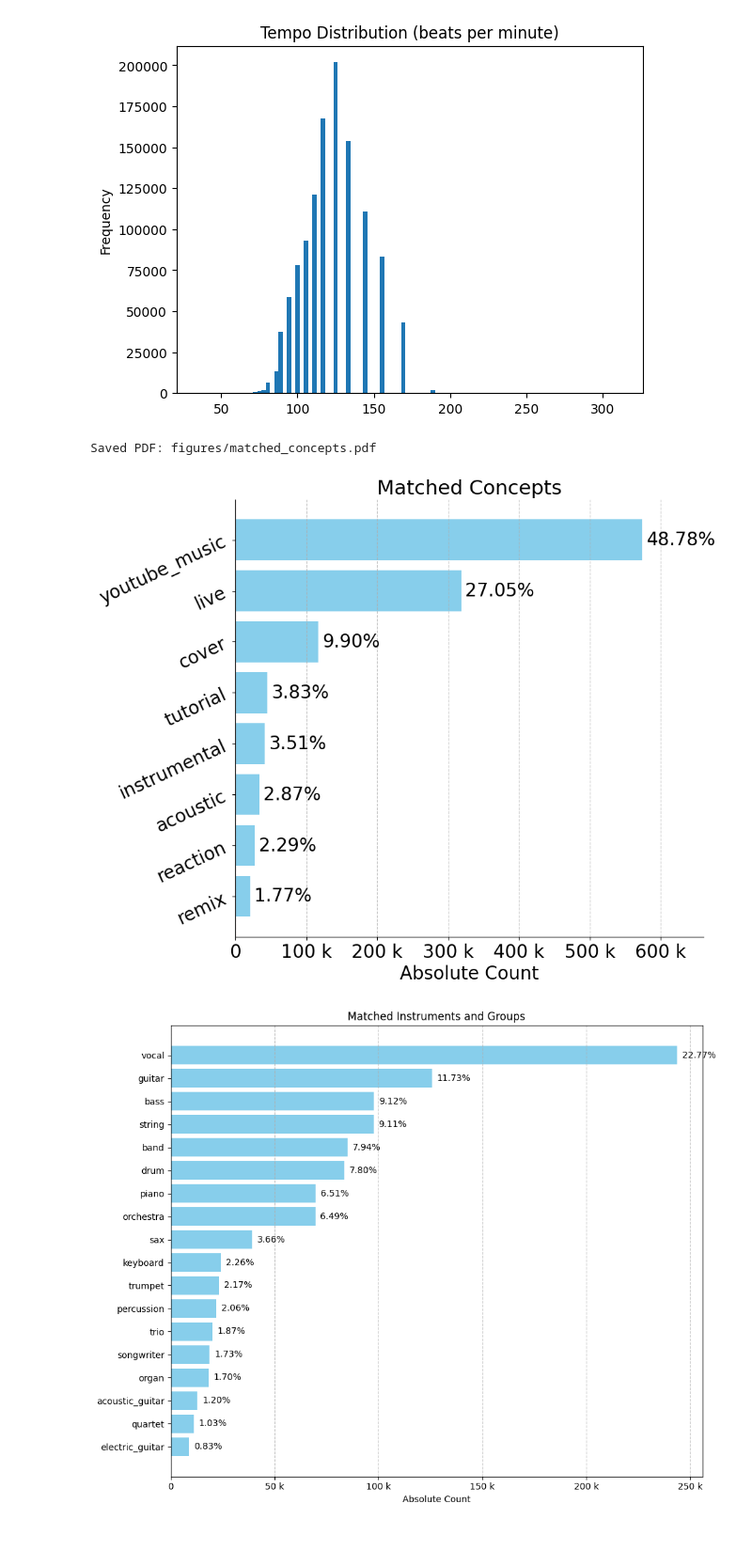
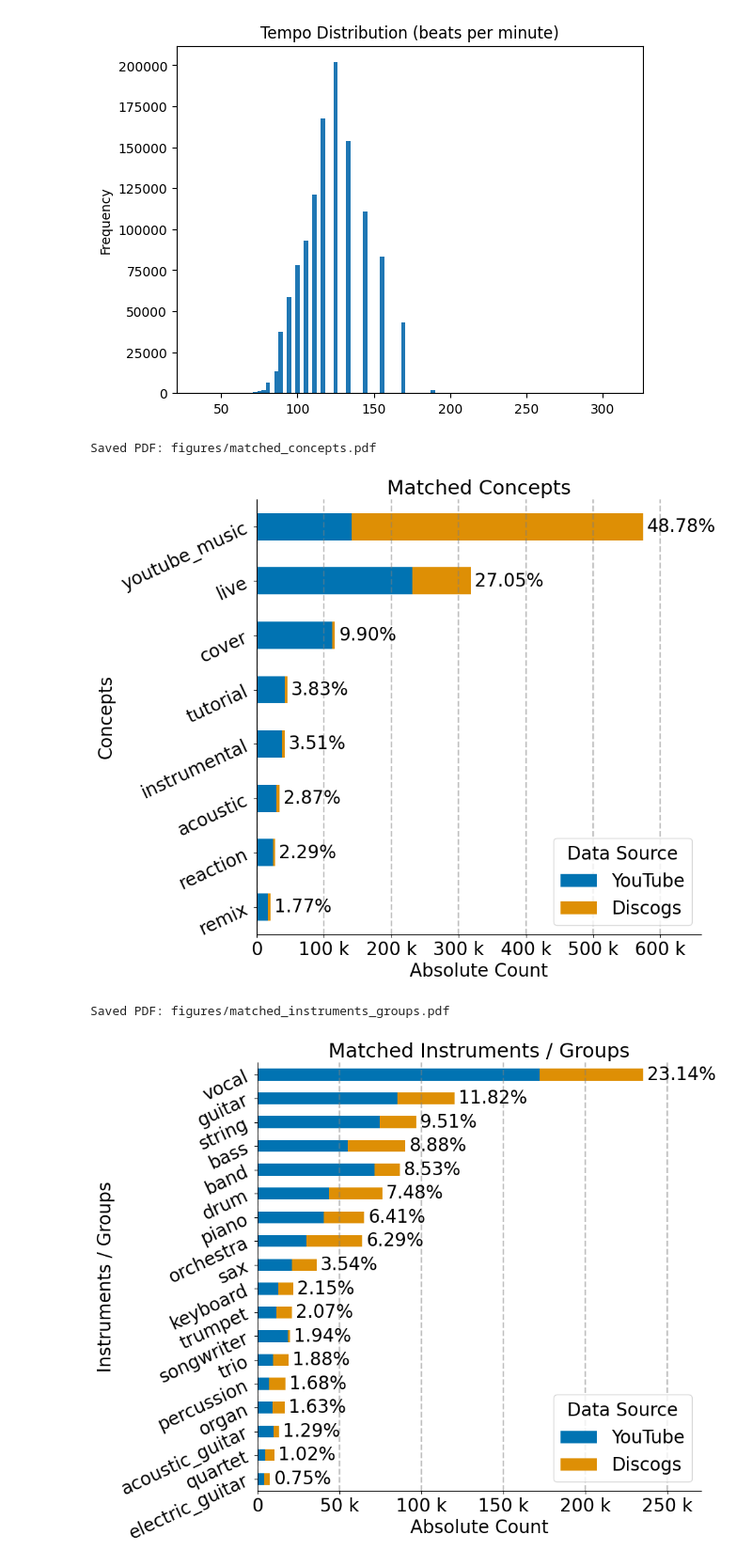
Before and after one commit to progsi/divers_dataset, a Jupyter notebook: auxiliary_labels_analysis.ipynb, the cells around one changed output. Shown: that part at 94% size. Cells and saved outputs as stored; diff of their text form; code cells hidden in the pictures; blank space fills up the shorter version.

Commit message:
with stacked barcharts

```diff
--- a/auxiliary_labels_analysis.ipynb
+++ b/auxiliary_labels_analysis.ipynb
@@ -67,56 +67,80 @@ def parse_matched_dict(d):
         return list({k for sub in d.values() for k in sub.keys()})
     return []
 
-se_concepts = df.matched_concepts.apply(parse_matched_dict)
-
-se_instruments = df.matched_instruments_groups.apply(parse_matched_dict)
+df["Concepts"] = df.matched_concepts.apply(parse_matched_dict)
+df["Instruments / Groups"] = df.matched_instruments_groups.apply(parse_matched_dict)
+df["Data Source"] = df.apply(lambda row: "Discogs" if row.dvi else "YouTube", axis=1)
 # %%
 import matplotlib.pyplot as plt
 from matplotlib.ticker import EngFormatter
+import seaborn as sns
+
+sns.set_palette("colorblind")
 
 
-def plot_string_counts_barh(series, label_name, top_n=None, vlines=None, out_file=None):
+def plot_string_counts_barh(df, label_name, top_n=None, out_file=None, hue=None, stacked=True):
     """
     Plot a horizontal bar chart of value counts (absolute and relative) from a Series of lists,
-    and optionally save it as a PDF with larger text.
+    optionally split (hued) by another column.
+    Percentages and vertical lines are always computed on the overall counts.
     """
-    counts = series.explode().value_counts()
+    # Explode lists into rows
+    exploded = df.explode(label_name)
+
+    if hue is None:
+        counts = exploded[label_name].value_counts()
+    else:
+        counts = exploded.groupby([label_name, hue]).size().unstack(fill_value=0)
+        # Reverse column order for stacked bars and legend
+        counts = counts[counts.columns[::-1]]
+
+        # Colorblind-friendly palette
+        palette = sns.color_palette("colorblind", n_colors=len(counts.columns))
+        color_map = {col: palette[i] for i, col in enumerate(counts.columns)}
+        colors = [color_map[col] for col in counts.columns]
+    # Top-N filtering
     if top_n:
-        counts = counts.head(top_n)
-    relative = counts / counts.sum()
+        if hue is None:
+            counts = counts.head(top_n)
+        else:
+            top_labels = counts.sum(axis=1).sort_values(ascending=False).head(top_n).index
+            counts = counts.loc[top_labels]
 
-    # Set global font size for readability in PDF
+    # Global counts for percentages & vlines
+    overall_counts = counts if hue is None else counts.sum(axis=1)
+    relative = overall_counts / overall_counts.sum()
+
+    # Plot
     plt.rcParams.update({'font.size': 20})
     fig, ax = plt.subplots(figsize=(10, 8))
     ax.grid(True, axis='x', linestyle='--', alpha=0.7)
-    bars = ax.barh(counts.index, counts.values, color='skyblue')
 
-    # Add margin to prevent text overflow
-    max_val = max(counts.values)
-    ax.set_xlim(0, max_val * 1.15)  # Slightly more margin
+    if hue is None:
+        bars = ax.barh(overall_counts.index, overall_counts.values, color='skyblue')
+    else:
+        counts.plot(kind="barh", stacked=stacked, ax=ax, color=colors)
 
-    # Draw percentage labels with larger font
-    for i, (abs_val, rel_val) in enumerate(zip(counts.values, relative.values)):
+    # Add vertical lines at xticks
+    for xtick in ax.get_xticks():
+        ax.axvline(x=xtick, color='gray', linestyle='--', linewidth=1.7, alpha=0.5)
+
+    # Add percentages (based on overall counts)
+    max_val = overall_counts.max()
+    for i, (abs_val, rel_val) in enumerate(zip(overall_counts.values, relative.values)):
         ax.text(abs_val + max_val * 0.01, i, f"{rel_val:.2%}", va='center', fontsize=20)
 
-    # Axis formatting
+    # Formatting
+    ax.set_xlim(0, max_val * 1.15)
     ax.xaxis.set_major_formatter(EngFormatter(unit=''))
     ax.set_xlabel("Absolute Count", fontsize=20)
     ax.invert_yaxis()
     plt.yticks(rotation=25)
 
-    # Remove top and right spines (frame lines)
     ax.spines['top'].set_visible(False)
     ax.spines['right'].set_visible(False)
 
-    # Optional vertical reference lines
-    if vlines:
-        for v in vlines:
-            ax.axvline(x=v, color='red', linestyle='--', alpha=0.5)
-
     plt.tight_layout()
 
-    # Optional PDF export
     if out_file:
         plt.savefig(out_file, format='pdf', bbox_inches='tight')
         print(f"Saved PDF: {out_file}")
@@ -124,11 +148,12 @@ def plot_string_counts_barh(series, label_name, top_n=None, vlines=None, out_fil
     ax.set_title(f"Matched {label_name}", fontsize=22)
     plt.show()
 
-plot_string_counts_barh(se_concepts, "Concepts", top_n=20, vlines=[0.01], out_file="figures/matched_concepts.pdf", )
+plot_string_counts_barh(df, "Concepts", top_n=20, out_file="figures/matched_concepts.pdf", hue="Data Source")
 # %% [output]
 Saved PDF: figures/matched_concepts.pdf
-[figure, old version]
+[figure, new version]
 # %%
-plot_string_counts_barh(se_instruments, "Instruments and Groups",)
+plot_string_counts_barh(df, "Instruments / Groups", top_n=20, out_file="figures/matched_instruments_groups.pdf", hue="Data Source")
 # %% [output]
+Saved PDF: figures/matched_instruments_groups.pdf
-[figure, old version]
+[figure, new version]
```
Also changed, not shown: 2 other files.
